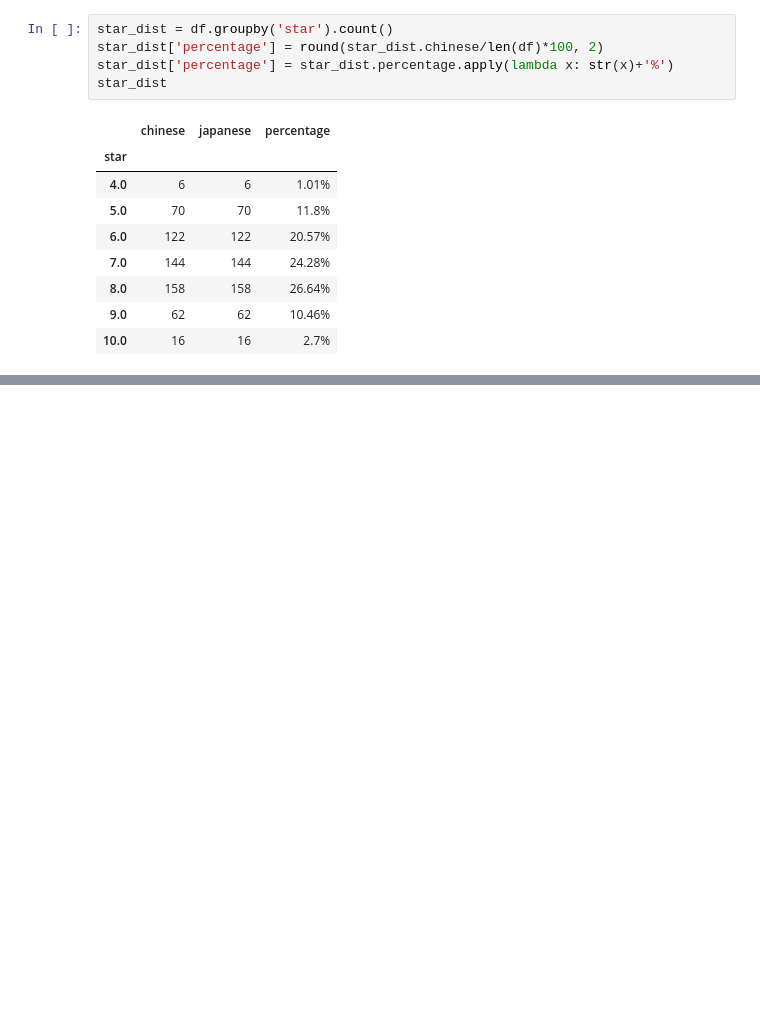
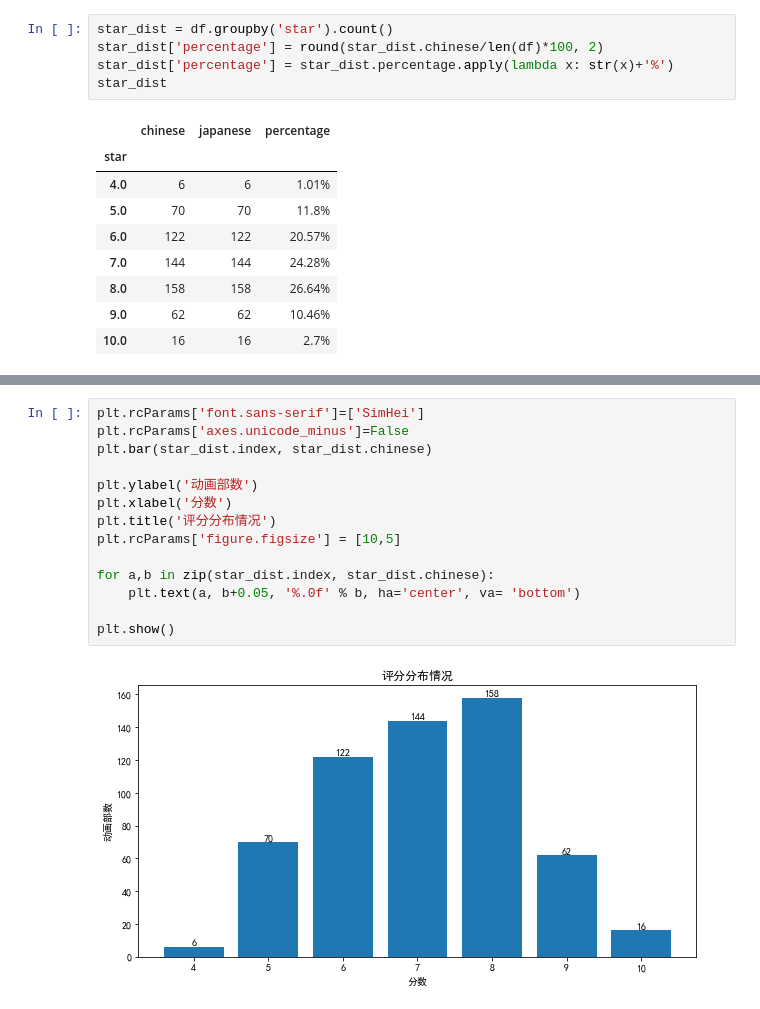
Before and after one commit to swsoyee/bangumi-report, a Jupyter notebook: Bangumi Report.ipynb, the cells around one changed output, grey strips where cells are left out. Saved outputs shown, nothing was run; the diff lists cells and outputs as text; blank space fills up the shorter version.

```diff
--- a/Bangumi Report.ipynb
+++ b/Bangumi Report.ipynb
@@ -200,3 +200,19 @@ fig = go.Figure(data=data, layout=layout)
 py.offline.iplot(fig, filename='jupyter/basic_bar')
 # %% [output]
 [interactive output not drawn]
+# %%
+plt.rcParams['font.sans-serif']=['SimHei']
+plt.rcParams['axes.unicode_minus']=False
+plt.bar(star_dist.index, star_dist.chinese)
+
+plt.ylabel('动画部数')
+plt.xlabel('分数')
+plt.title('评分分布情况')
+plt.rcParams['figure.figsize'] = [10,5]
+
+for a,b in zip(star_dist.index, star_dist.chinese):
+    plt.text(a, b+0.05, '%.0f' % b, ha='center', va= 'bottom')
+
+plt.show()
+# %% [output]
+[figure, added]
```
